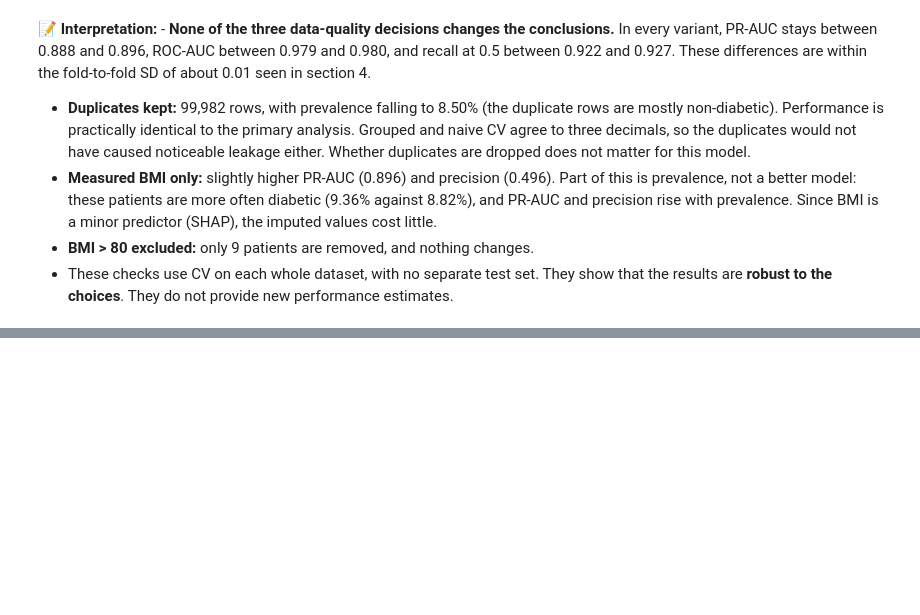
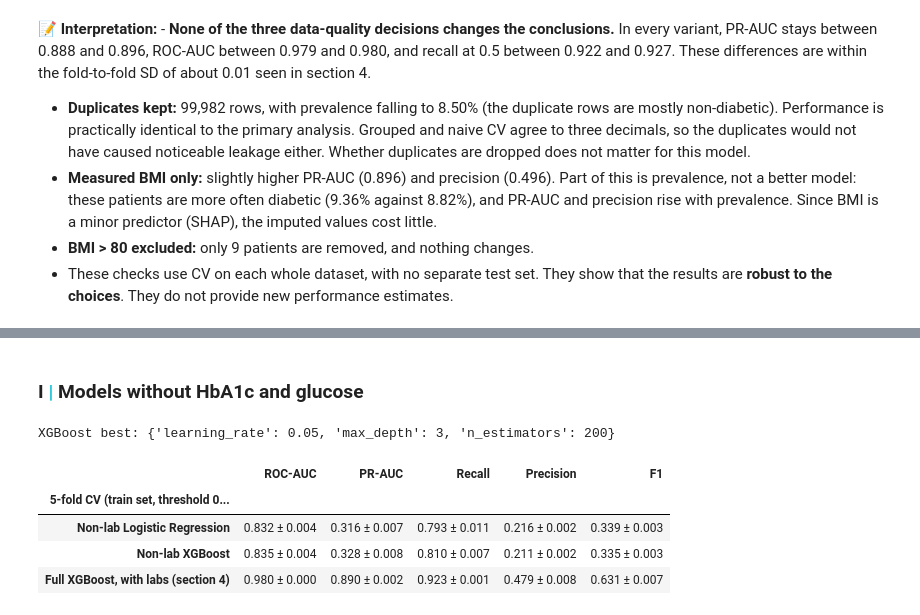
Before and after one commit to Aaminvh/Diabetes-prediction, a Jupyter notebook: Notebook/analysis.ipynb, the cells around one changed output, grey strips where cells are left out. Drawn from its saved outputs; the diff is of its cells as text; code cells hidden in the pictures; blank space fills up the shorter version.

```diff
--- a/Notebook/analysis.ipynb
+++ b/Notebook/analysis.ipynb
@@ -1772,0 +1717,53 @@ sens_table.style.format({"Rows": "{:,}", "Diabetic %": "{:.2f}",
+# %% [markdown]
+### <b>I <span style='color:#16C2D5'>|</span> Models without HbA1c and glucose</b>
+# %%
+# Non-laboratory feature set: everything except HbA1c and blood glucose
+NL_NUM = ["age", "bmi"]
+NL_BIN = ["hypertension", "heart_disease", "bmi_imputed"]
+NL_CAT = ["gender", "smoking_status"]
+NL_FEATURES = NL_NUM + NL_BIN + NL_CAT
+
+# Same patients and same split as sections 4 and 5, only fewer columns
+Xn_tr, Xn_te = X_tr[NL_FEATURES], X_te[NL_FEATURES]
+
+nl_linear_prep = ColumnTransformer([
+    ("num", StandardScaler(), NL_NUM),
+    ("bin", "passthrough", NL_BIN),
+    ("cat", OneHotEncoder(drop="first", handle_unknown="ignore"), NL_CAT),
+])
+nl_tree_prep = ColumnTransformer([
+    ("num", "passthrough", NL_NUM + NL_BIN),
+    ("cat", OneHotEncoder(handle_unknown="ignore"), NL_CAT),
+])
+
+nl_pipelines = {
+    "Logistic Regression": Pipeline([("prep", nl_linear_prep),
+        ("model", LogisticRegression(class_weight="balanced", max_iter=1000))]),
+    "XGBoost": Pipeline([("prep", nl_tree_prep),
+        ("model", XGBClassifier(scale_pos_weight=neg_pos_ratio, eval_metric="logloss", tree_method="hist",
+                                n_jobs=-1, random_state=RANDOM_STATE))]),
+}
+
+# Same light XGBoost grid as section 4, selected on PR-AUC (sequential CV to keep memory low)
+nl_search = GridSearchCV(nl_pipelines["XGBoost"], param_grids["XGBoost"], scoring="average_precision", cv=cv)
+nl_search.fit(Xn_tr, y_tr)
+nl_pipelines["XGBoost"] = nl_search.best_estimator_
+print("XGBoost best:", {k.replace("model__", ""): v for k, v in nl_search.best_params_.items()})
+
+nl_cv_rows = {}
+for name, pipe in nl_pipelines.items():
+    scores = cross_validate(pipe, Xn_tr, y_tr, cv=cv, scoring=SCORING)
+    nl_cv_rows[f"Non-lab {name}"] = {m: f"{scores['test_' + m].mean():.3f} ± {scores['test_' + m].std():.3f}"
+                                     for m in SCORING}
+nl_cv_rows["Full XGBoost, with labs (section 4)"] = cv_table.loc["XGBoost"].to_dict()
+
+nl_cv_table = pd.DataFrame(nl_cv_rows).T
+nl_cv_table.index.name = "5-fold CV (train set, threshold 0.5), mean ± SD"
+nl_cv_table
+# %% [output]
+XGBoost best: {'learning_rate': 0.05, 'max_depth': 3, 'n_estimators': 200}
+|  | ROC-AUC | PR-AUC | Recall | Precision | F1 |
+| 5-fold CV (train set, threshold 0... |  |  |  |  |  |
+| Non-lab Logistic Regression | 0.832 ± 0.004 | 0.316 ± 0.007 | 0.793 ± 0.011 | 0.216 ± 0.002 | 0.339 ± 0.003 |
+| Non-lab XGBoost | 0.835 ± 0.004 | 0.328 ± 0.008 | 0.810 ± 0.007 | 0.211 ± 0.002 | 0.335 ± 0.003 |
+| Full XGBoost, with labs (section 4) | 0.980 ± 0.000 | 0.890 ± 0.002 | 0.923 ± 0.001 | 0.479 ± 0.008 | 0.631 ± 0.007 |
```
Also changed, not shown: parts of 17 cells of this notebook, 8 other files.
